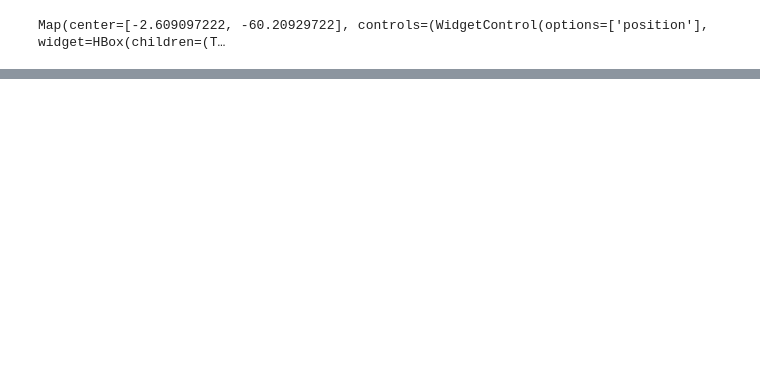
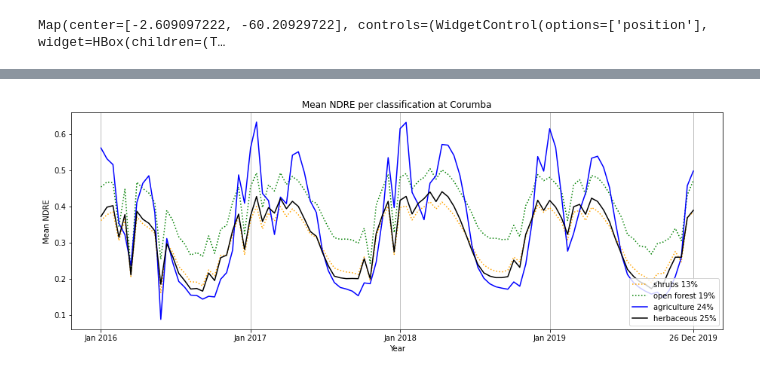
Before and after one commit to jitendra-kumar/tropical_phenology_gee, a Jupyter notebook: morgan/Venus_Tiles_Land_Cover(Raster).ipynb, the cells around one changed output, grey strips where cells are left out. Drawn from its saved outputs; the diff is of its cells as text; code cells hidden in the pictures; blank space fills up the shorter version.

```diff
--- a/morgan/Venus_Tiles_Land_Cover(Raster).ipynb
+++ b/morgan/Venus_Tiles_Land_Cover(Raster).ipynb
@@ -49,3 +81,3 @@ masked = s2.map(maskS2clouds)
 # %%
-clipped = masked.map(lambda image: image.clip(fc))
+col = col.map(lambda image: image.clip(fc))
 # %%
@@ -80,0 +236,27 @@ print(d.getInfo())
+# %%
+#Corumba
+plt.axes([2, 0, 2, 1])
+plt.grid(b = True, which = 'major', axis = 'x')
+
+plt.plot(list20, color='orange', linestyle=':', label='shrubs 13%')
+plt.plot(list126, color='green', linestyle=':', label='open forest 19%')
+plt.plot(list40, color='blue', label='agriculture 24%')
+plt.plot(list30, color='black', label='herbaceous 25%')
+#plt.plot(list50, label='urban <1%')
+#plt.plot(list60, label='bare <1%')
+#plt.plot(list80, label='water 6%')
+#plt.plot(list90, label='wetland 1%')
+#plt.plot(list112, label='closed EBL 3%')
+#plt.plot(list114, label='closed DBL <1%')
+#plt.plot(list116, label='closed forest 8%')
+#plt.plot(list122, label='open EBL <1%')
+#plt.plot(list124, label='open DBL <1%')
+plt.legend(loc = "lower right")
+
+plt.title("Mean NDRE per classification at Corumba")
+plt.ylabel("Mean NDRE")
+plt.xlabel("Year")
+plt.xticks(ticks = [0, 25, 50, 75, 99], labels = ['Jan 2016', 'Jan 2017', 'Jan 2018', 'Jan 2019', '26 Dec 2019'])
+plt.show()
+# %% [output]
+[figure, added]
```
Also changed, not shown: parts of 25 cells of this notebook.
